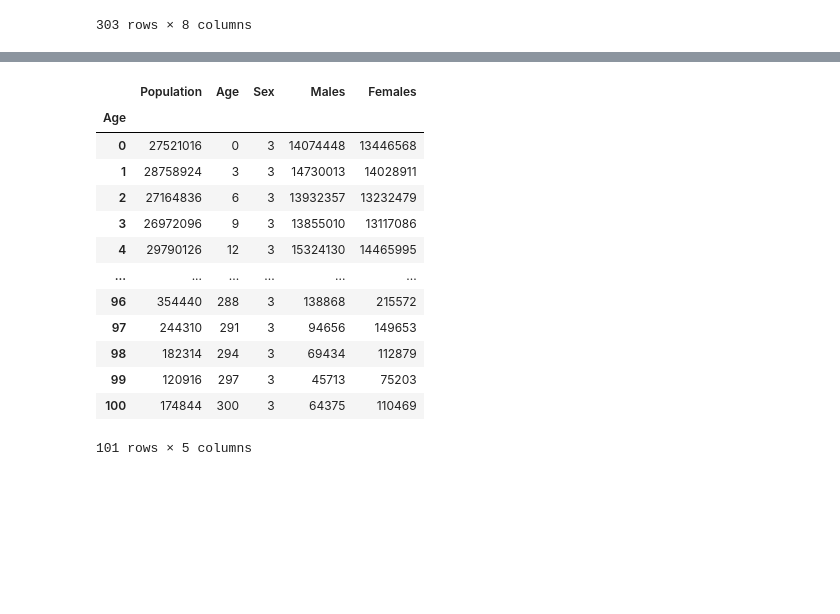
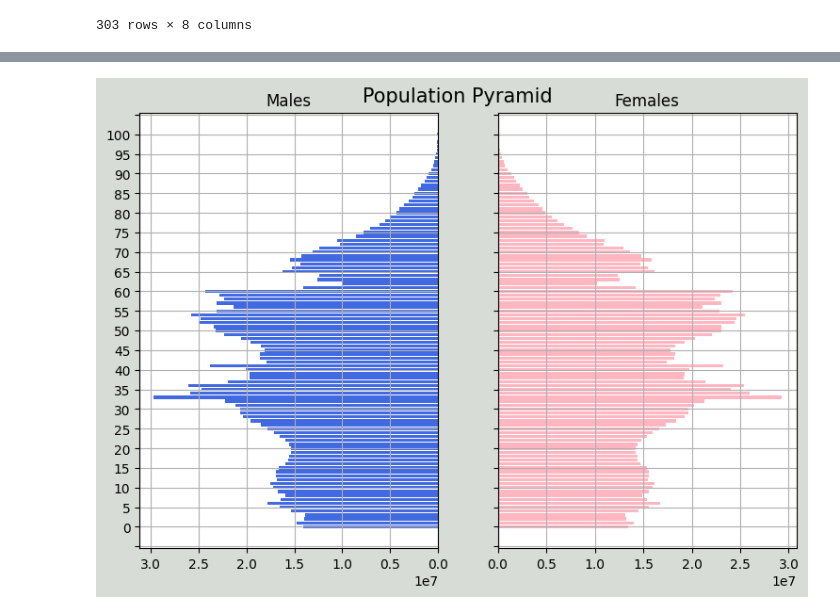
Before and after one commit to robertscotthoward/PhoenixCodingAcademy, a Jupyter notebook: projects/notebooks/Demographics.ipynb, the cells around one changed output, grey strips where cells are left out. Saved outputs shown, nothing was run; the diff lists cells and outputs as text; code cells hidden in the pictures; blank space fills up the shorter version.

Commit message:
Demographics Pyramid Chart works.

```diff
--- a/projects/notebooks/Demographics.ipynb
+++ b/projects/notebooks/Demographics.ipynb
@@ -113,17 +130,27 @@ d = c.groupby(pd.cut(df["Age"], bins)).sum()
-# %%
-c.groupby(df['Age']).sum().copy()
-# %% [output]
-|  | Population | Age | Sex | Males | Females |
-| Age |  |  |  |  |  |
-| 0 | 27521016 | 0 | 3 | 14074448 | 13446568 |
-| 1 | 28758924 | 3 | 3 | 14730013 | 14028911 |
-| 2 | 27164836 | 6 | 3 | 13932357 | 13232479 |
-| 3 | 26972096 | 9 | 3 | 13855010 | 13117086 |
-| 4 | 29790126 | 12 | 3 | 15324130 | 14465995 |
-| ... | ... | ... | ... | ... | ... |
-| 96 | 354440 | 288 | 3 | 138868 | 215572 |
-| 97 | 244310 | 291 | 3 | 94656 | 149653 |
-| 98 | 182314 | 294 | 3 | 69434 | 112879 |
-| 99 | 120916 | 297 | 3 | 45713 | 75203 |
-| 100 | 174844 | 300 | 3 | 64375 | 110469 |
-101 rows × 5 columns
+# %%
+# Plot it as a pyramid graph
+from matplotlib.ticker import MultipleLocator
+
+DF = c.groupby(df['Age']).sum().copy()
+y = range(0, len(DF.index))
+x_male = DF['Males']
+x_female = DF['Females']
+
+fig, axes = plt.subplots(ncols=2, sharey=True, figsize=(9, 6))
+fig.patch.set_facecolor('xkcd:light grey')
+plt.figtext(.5,.9,"Population Pyramid", fontsize=15, ha='center')
+
+axes[0].barh(y, x_male, align='center', color='royalblue')
+axes[0].set(title='Males')
+axes[1].barh(y, x_female, align='center', color='lightpink')
+axes[1].set(title='Females')
+axes[1].grid()
+
+axes[0].set(yticks=y, yticklabels=DF.index)
+axes[0].yaxis.set_major_locator(MultipleLocator(5))
+axes[0].invert_xaxis()
+axes[0].grid()
+
+plt.show()
+# %% [output]
+[figure, added]
```
Also changed, not shown: parts of 3 cells of this notebook.
